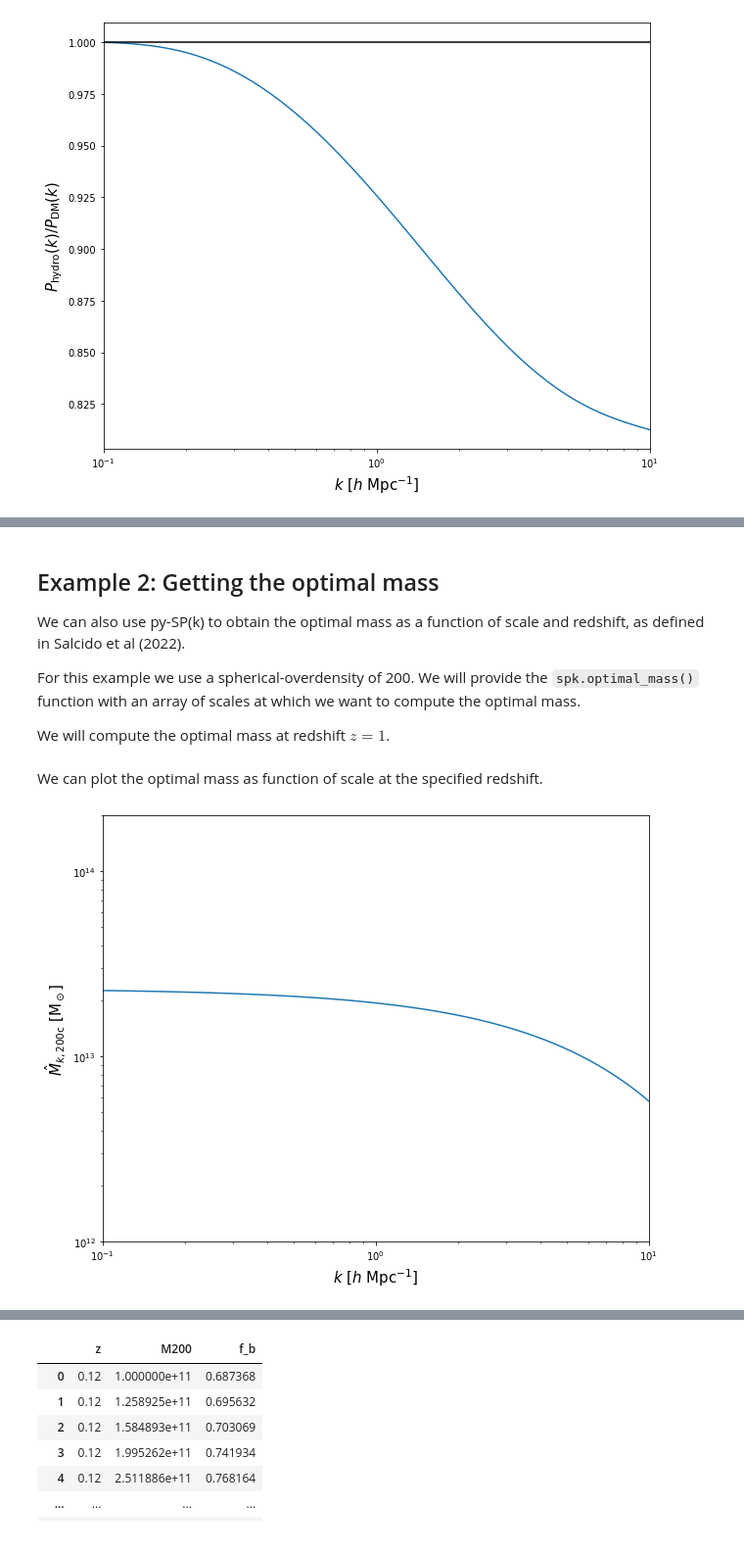
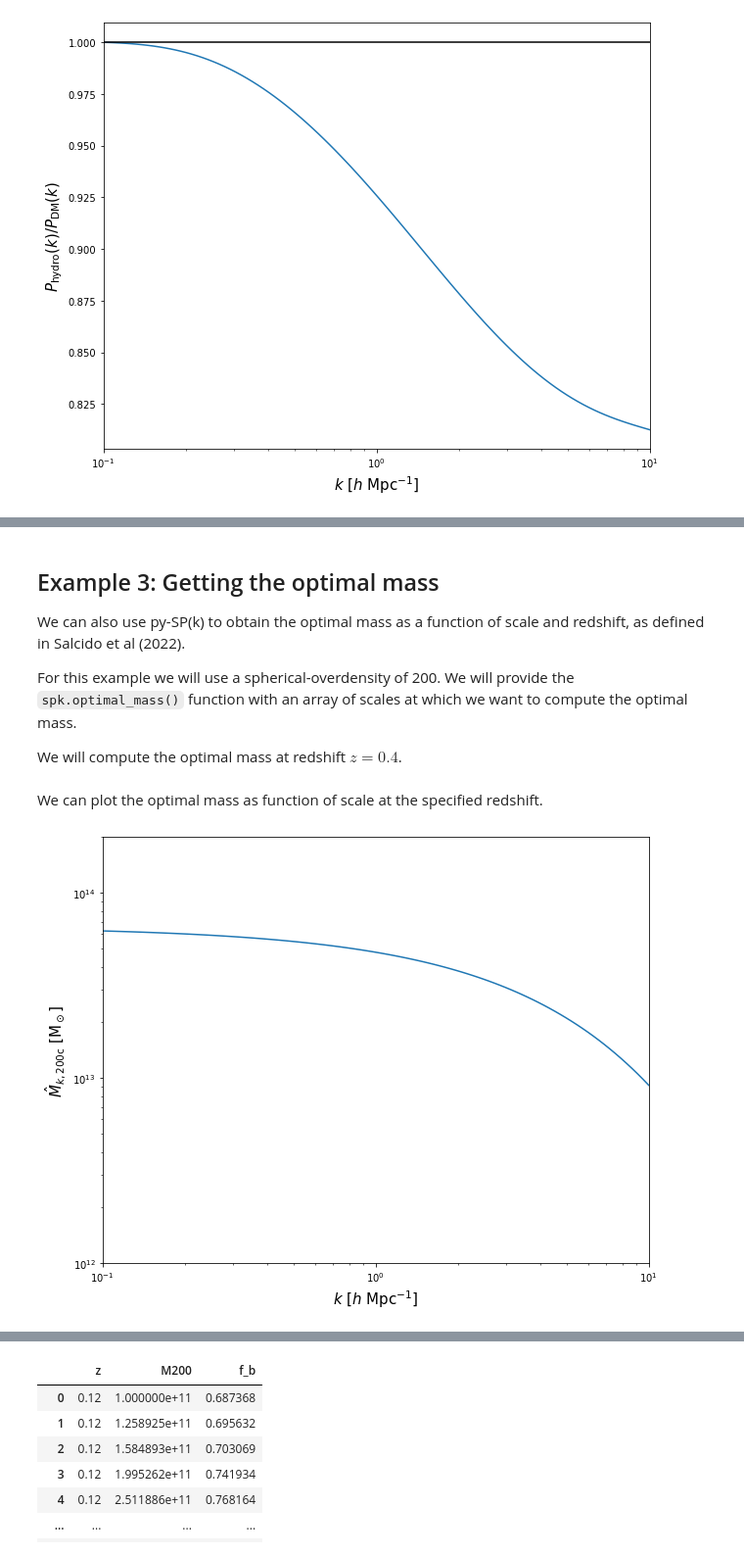
Before and after one commit to jemme07/pyspk, a Jupyter notebook: examples/pySPk_Examples.ipynb, the cells around one changed output, grey strips where cells are left out. Shown at 98% size. Cells and saved outputs as stored; diff of their text form; code cells hidden in the pictures.

Commit message:
Updated documentation and examples. First public version.

```diff
--- a/examples/pySPk_Examples.ipynb
+++ b/examples/pySPk_Examples.ipynb
@@ -74,27 +93,27 @@ plt.xlim(0.1, 12);
 # %% [markdown]
-## Example 2: Getting the optimal mass
+## Example 3: Getting the optimal mass
 
 We can also use py-SP(k) to obtain the optimal mass as a function of scale and redshift, as defined in Salcido et al (2022).
 
-For this example we use a spherical-overdensity of 200. We will provide the `spk.optimal_mass()` function with an array of scales at which we want to compute the optimal mass.
+For this example we will use a spherical-overdensity of 200. We will provide the `spk.optimal_mass()` function with an array of scales at which we want to compute the optimal mass.
 
-We will compute the optimal mass at redshift $z=1$.
+We will compute the optimal mass at redshift $z=0.4$.
 # %%
 k = np.logspace(-1, 1, 100)
-z = 1
+z = 0.4
 om = spk.optimal_mass(SO=200, z=z, k=k)
 # %% [markdown]
 We can plot the optimal mass as function of scale at the specified redshift.
 # %%
 plt.figure()
 plt.plot(k, om)
 plt.xscale('log')
 plt.yscale('log')
 
 plt.xlabel('$k$ [$h$ Mpc$^{-1}$]');
-plt.ylabel('$\\hat{M}_{k,200\mathrm{c}}\,\, [\mathrm{M}_\odot]$');
+plt.ylabel('$\\hat{M}_{k,200\\mathrm{c}}\\,\\, [\\mathrm{M}_\\odot]$');
 plt.xlim(0.1, 10);
 plt.ylim(1e12, 2e14);
 # %% [output]
-[figure, old version]
+[figure, new version]
 # %% [markdown]
```
Also changed, not shown: parts of 28 cells of this notebook, 4 other files.
